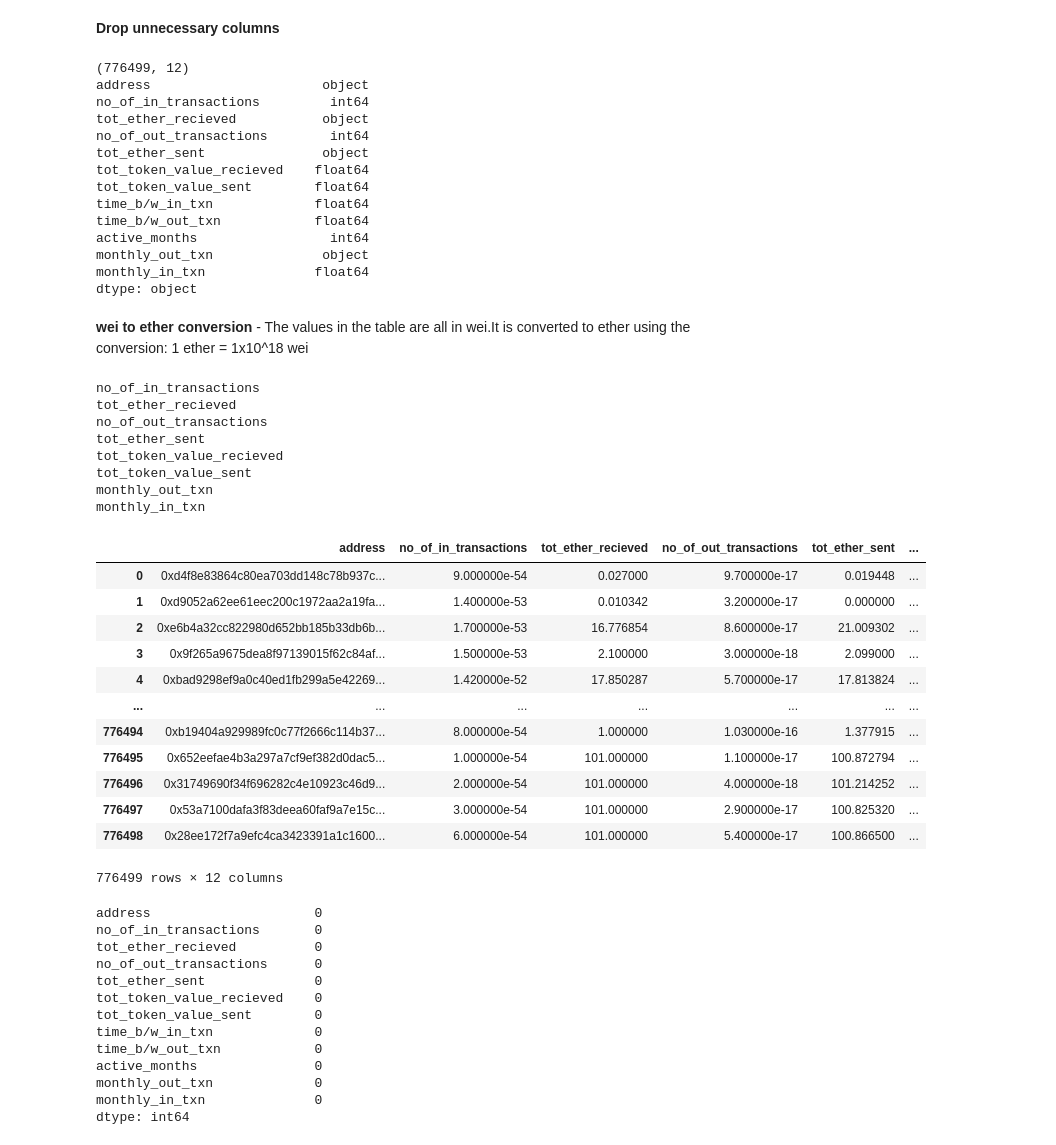
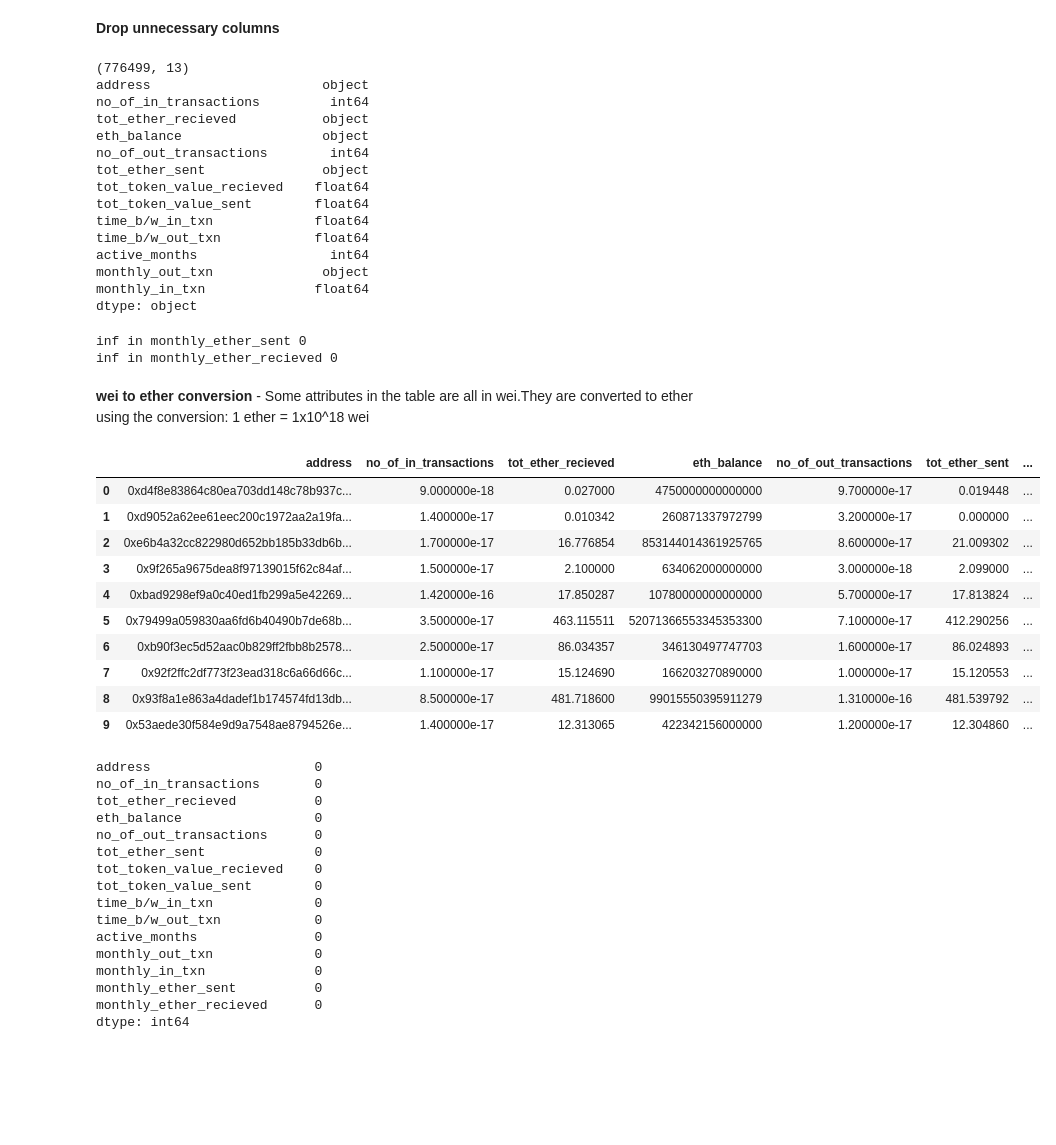
Before and after one commit to m-shilpa/ethereum-data-analysis, a Jupyter notebook: Data_Preprocessing.ipynb, the cells around one changed output. Drawn from its saved outputs; the diff is of its cells as text; code cells hidden in the pictures; blank space fills up the shorter version.

```diff
--- a/Data_Preprocessing.ipynb
+++ b/Data_Preprocessing.ipynb
@@ -11,5 +10,6 @@ import pandas as pd
 import numpy as np
 import matplotlib.pyplot as plt
 # %%
+balance = pd.read_csv('/content/gdrive/My Drive/project_data/balance.csv')
 in_txn = pd.read_csv('/content/gdrive/My Drive/project_data/in_txn.csv')
 out_txn = pd.read_csv('/content/gdrive/My Drive/project_data/out_txn.csv')
@@ -34,3 +49,6 @@ no_of_in_transactions     int64
 tot_ether_recieved       object
 tax_type                 object
 dtype: object
+# %%
+b_in_txn = pd.merge(in_txn, balance, on='address', how='inner')
+b_in_txn.shape
@@ -56,6 +85,6 @@ tot_ether_sent            object
 tax_type                  object
 dtype: object
 # %%
-in_out_txn = pd.merge(in_txn, out_txn, on='address', how='inner')
+in_out_txn = pd.merge(b_in_txn, out_txn, on='address', how='inner')
 in_out_txn.shape
 # %% [output]
@@ -383,10 +400,11 @@ data = data.drop('tot_tokens_sent',axis=1)
 print(data.shape)
 print(data.dtypes)
 # %% [output]
-(776499, 12)
+(776499, 13)
 address                      object
 no_of_in_transactions         int64
 tot_ether_recieved           object
+eth_balance                  object
 no_of_out_transactions        int64
 tot_ether_sent               object
 tot_token_value_recieved    float64
@@ -397,46 +415,47 @@ active_months                 int64
 monthly_out_txn              object
 monthly_in_txn              float64
 dtype: object
+# %%
+data['monthly_ether_sent']=0
+data['monthly_ether_recieved']=0
+data['monthly_ether_sent']= data['monthly_ether_sent'].div(data['active_months'])
+data['monthly_ether_recieved']= data['monthly_ether_recieved'].div(data['active_months'])
+# %%
+print('inf in monthly_ether_sent',len(data['monthly_ether_sent'].index[np.isinf(data['monthly_ether_sent'])]))
+print('inf in monthly_ether_recieved',len(data['monthly_ether_recieved'].index[np.isinf(data['monthly_ether_recieved'])]))
+# %% [output]
+inf in monthly_ether_sent 0
+inf in monthly_ether_recieved 0
 # %% [markdown]
-**wei to ether conversion**  - The values in the table are all in wei.It is converted to ether using the conversion: 1 ether = 1x10^18 wei
+**wei to ether conversion**  - Some attributes in the table are all in wei.They are converted to ether using the conversion: 1 ether = 1x10^18 wei
 # %%
 wei = pow(10,18)
-attributes = ['no_of_in_transactions', 'tot_ether_recieved','no_of_out_transactions', 'tot_ether_sent', 'tot_token_value_recieved','tot_token_value_sent', 'monthly_out_txn', 'monthly_in_txn']
+attributes = ['no_of_in_transactions', 'tot_ether_recieved','no_of_out_transactions', 'tot_ether_sent', 'tot_token_value_recieved','tot_token_value_sent', 'monthly_ether_sent', 'monthly_ether_recieved']
 for attr in attributes:
   if data[attr].dtype == 'object':
     data[attr] = pd.to_numeric(data[attr], errors='coerce')
   data[attr] = data[attr].div(wei)
-  print(attr)
 
-data
+data.head(10)
 # %% [output]
-no_of_in_transactions
-tot_ether_recieved
-no_of_out_transactions
-tot_ether_sent
-tot_token_value_recieved
-tot_token_value_sent
-monthly_out_txn
-monthly_in_txn
-|  | address | no_of_in_transactions | tot_ether_recieved | no_of_out_transactions | tot_ether_sent | ... |
-| 0 | 0xd4f8e83864c80ea703dd148c78b937c... | 9.000000e-54 | 0.027000 | 9.700000e-17 | 0.019448 | ... |
-| 1 | 0xd9052a62ee61eec200c1972aa2a19fa... | 1.400000e-53 | 0.010342 | 3.200000e-17 | 0.000000 | ... |
-| 2 | 0xe6b4a32cc822980d652bb185b33db6b... | 1.700000e-53 | 16.776854 | 8.600000e-17 | 21.009302 | ... |
-| 3 | 0x9f265a9675dea8f97139015f62c84af... | 1.500000e-53 | 2.100000 | 3.000000e-18 | 2.099000 | ... |
-| 4 | 0xbad9298ef9a0c40ed1fb299a5e42269... | 1.420000e-52 | 17.850287 | 5.700000e-17 | 17.813824 | ... |
-| ... | ... | ... | ... | ... | ... | ... |
-| 776494 | 0xb19404a929989fc0c77f2666c114b37... | 8.000000e-54 | 1.000000 | 1.030000e-16 | 1.377915 | ... |
-| 776495 | 0x652eefae4b3a297a7cf9ef382d0dac5... | 1.000000e-54 | 101.000000 | 1.100000e-17 | 100.872794 | ... |
-| 776496 | 0x31749690f34f696282c4e10923c46d9... | 2.000000e-54 | 101.000000 | 4.000000e-18 | 101.214252 | ... |
-| 776497 | 0x53a7100dafa3f83deea60faf9a7e15c... | 3.000000e-54 | 101.000000 | 2.900000e-17 | 100.825320 | ... |
-| 776498 | 0x28ee172f7a9efc4ca3423391a1c1600... | 6.000000e-54 | 101.000000 | 5.400000e-17 | 100.866500 | ... |
+|  | address | no_of_in_transactions | tot_ether_recieved | eth_balance | no_of_out_transactions | tot_ether_sent | ... |
+| 0 | 0xd4f8e83864c80ea703dd148c78b937c... | 9.000000e-18 | 0.027000 | 4750000000000000 | 9.700000e-17 | 0.019448 | ... |
+| 1 | 0xd9052a62ee61eec200c1972aa2a19fa... | 1.400000e-17 | 0.010342 | 260871337972799 | 3.200000e-17 | 0.000000 | ... |
+| 2 | 0xe6b4a32cc822980d652bb185b33db6b... | 1.700000e-17 | 16.776854 | 853144014361925765 | 8.600000e-17 | 21.009302 | ... |
+| 3 | 0x9f265a9675dea8f97139015f62c84af... | 1.500000e-17 | 2.100000 | 634062000000000 | 3.000000e-18 | 2.099000 | ... |
+| 4 | 0xbad9298ef9a0c40ed1fb299a5e42269... | 1.420000e-16 | 17.850287 | 10780000000000000 | 5.700000e-17 | 17.813824 | ... |
+| 5 | 0x79499a059830aa6fd6b40490b7de68b... | 3.500000e-17 | 463.115511 | 52071366553345353300 | 7.100000e-17 | 412.290256 | ... |
+| 6 | 0xb90f3ec5d52aac0b829ff2fbb8b2578... | 2.500000e-17 | 86.034357 | 346130497747703 | 1.600000e-17 | 86.024893 | ... |
+| 7 | 0x92f2ffc2df773f23ead318c6a66d66c... | 1.100000e-17 | 15.124690 | 166203270890000 | 1.000000e-17 | 15.120553 | ... |
+| 8 | 0x93f8a1e863a4dadef1b174574fd13db... | 8.500000e-17 | 481.718600 | 99015550395911279 | 1.310000e-16 | 481.539792 | ... |
+| 9 | 0x53aede30f584e9d9a7548ae8794526e... | 1.400000e-17 | 12.313065 | 422342156000000 | 1.200000e-17 | 12.304860 | ... |
-776499 rows × 12 columns
 # %%
 data.isna().sum()
 # %% [output]
 address                     0
 no_of_in_transactions       0
 tot_ether_recieved          0
+eth_balance                 0
 no_of_out_transactions      0
 tot_ether_sent              0
 tot_token_value_recieved    0
@@ -446,4 +465,6 @@ time_b/w_out_txn            0
 active_months               0
 monthly_out_txn             0
 monthly_in_txn              0
+monthly_ether_sent          0
+monthly_ether_recieved      0
 dtype: int64
```
Also changed, not shown: parts of 23 cells of this notebook.
